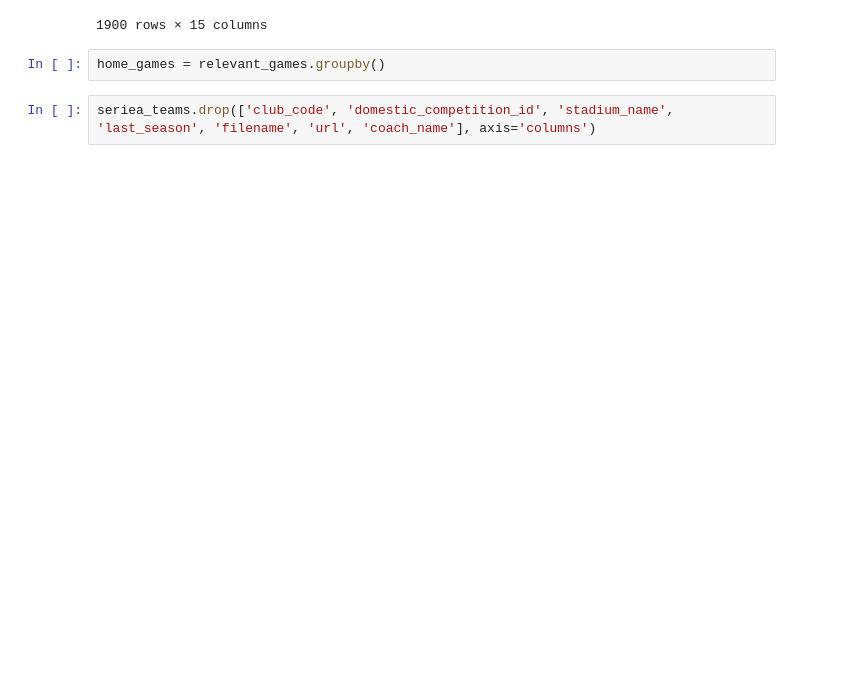
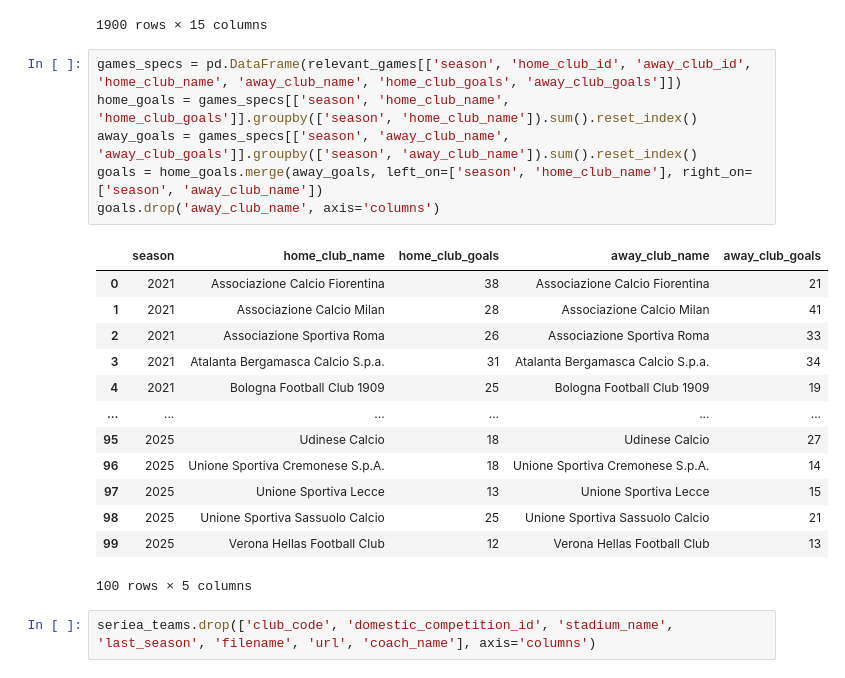
Before and after one commit to burraco04/serieA-Prediction-Model, a Jupyter notebook: notebook.ipynb, the cells around one changed output. Drawn from its saved outputs; the diff is of its cells as text; blank space fills up the shorter version.

Commit message:
Added a new dataframe to view past seasons goals

```diff
--- a/notebook.ipynb
+++ b/notebook.ipynb
@@ -185,8 +185,26 @@ relevant_games.drop(['competition_type', 'home_club_formation', 'away_club_forma
 | 79669 | 4621096 | 2025 | 38. Matchday | 2026-05-24 | 416 | 506 | 2 | 2 | ... |
 | 79670 | 4621097 | 2025 | 38. Matchday | 2026-05-24 | 276 | 12 | 0 | 2 | ... |
 1900 rows × 15 columns
-# %%
-home_games = relevant_games.groupby()
+# %%
+games_specs = pd.DataFrame(relevant_games[['season', 'home_club_id', 'away_club_id', 'home_club_name', 'away_club_name', 'home_club_goals', 'away_club_goals']])
+home_goals = games_specs[['season', 'home_club_name', 'home_club_goals']].groupby(['season', 'home_club_name']).sum().reset_index()
+away_goals = games_specs[['season', 'away_club_name', 'away_club_goals']].groupby(['season', 'away_club_name']).sum().reset_index()
+goals = home_goals.merge(away_goals, left_on=['season', 'home_club_name'], right_on=['season', 'away_club_name'])
+goals.drop('away_club_name', axis='columns')
+# %% [output]
+|  | season | home_club_name | home_club_goals | away_club_name | away_club_goals |
+| 0 | 2021 | Associazione Calcio Fiorentina | 38 | Associazione Calcio Fiorentina | 21 |
+| 1 | 2021 | Associazione Calcio Milan | 28 | Associazione Calcio Milan | 41 |
+| 2 | 2021 | Associazione Sportiva Roma | 26 | Associazione Sportiva Roma | 33 |
+| 3 | 2021 | Atalanta Bergamasca Calcio S.p.a. | 31 | Atalanta Bergamasca Calcio S.p.a. | 34 |
+| 4 | 2021 | Bologna Football Club 1909 | 25 | Bologna Football Club 1909 | 19 |
+| ... | ... | ... | ... | ... | ... |
+| 95 | 2025 | Udinese Calcio | 18 | Udinese Calcio | 27 |
+| 96 | 2025 | Unione Sportiva Cremonese S.p.A. | 18 | Unione Sportiva Cremonese S.p.A. | 14 |
+| 97 | 2025 | Unione Sportiva Lecce | 13 | Unione Sportiva Lecce | 15 |
+| 98 | 2025 | Unione Sportiva Sassuolo Calcio | 25 | Unione Sportiva Sassuolo Calcio | 21 |
+| 99 | 2025 | Verona Hellas Football Club | 12 | Verona Hellas Football Club | 13 |
+100 rows × 5 columns
 # %%
 seriea_teams.drop(['club_code', 'domestic_competition_id', 'stadium_name', 'last_season', 'filename', 'url', 'coach_name'], axis='columns')
 # %% [output]
```
Also changed, not shown: parts of 1 cell of this notebook.
